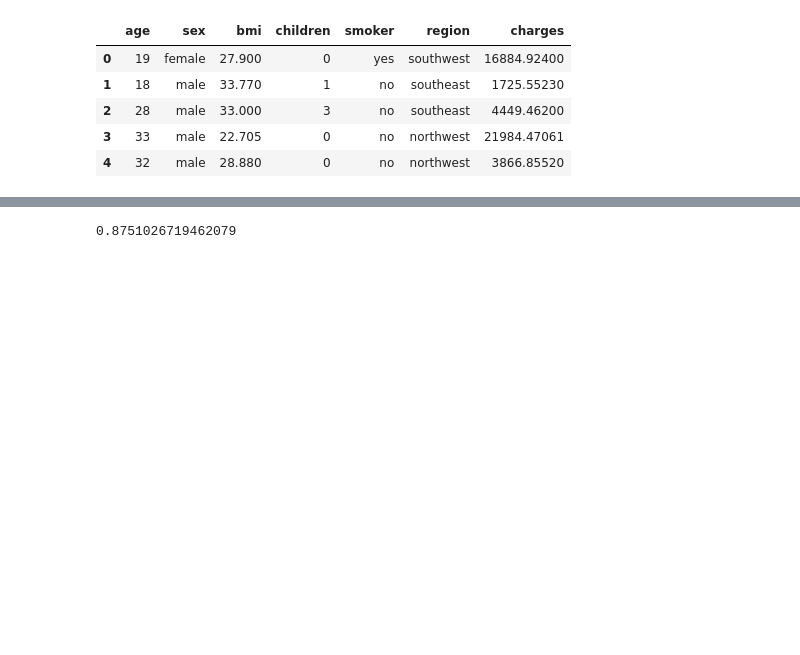
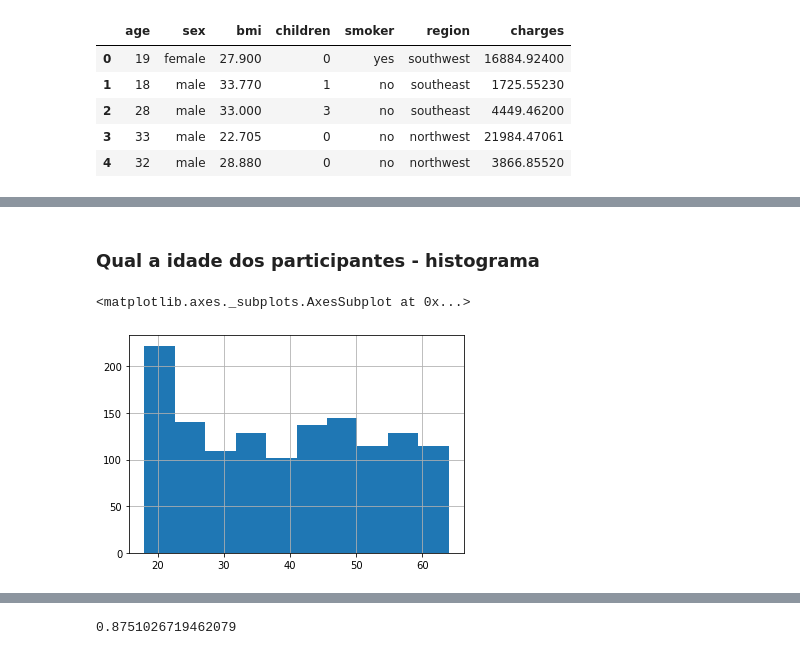
Before and after one commit to zetta-academy/exp-curso-python-saude, a Jupyter notebook: PySaude_03_python_arvore_regressao.ipynb, the cells around one changed output, grey strips where cells are left out. Drawn from its saved outputs; the diff is of its cells as text; code cells hidden in the pictures; blank space fills up the shorter version.

```diff
--- a/PySaude_03_python_arvore_regressao.ipynb
+++ b/PySaude_03_python_arvore_regressao.ipynb
@@ -4,5 +45,5 @@ import numpy as np
 # %%
-df = pd.read_csv('data/insurance.csv')
+df = pd.read_csv('https://raw.githubusercontent.com/zetta-health/exp-curso-python-saude/master/data/insurance.csv')
 df.head()
 # %% [output]
 |  | age | sex | bmi | children | smoker | region | charges |
@@ -13,0 +121,7 @@ df.head()
+# %% [markdown]
+### Qual a idade dos participantes - histograma
+# %%
+df['age'].hist()
+# %% [output]
+<matplotlib.axes._subplots.AxesSubplot at 0x...>
+[figure, added]
```
Also changed, not shown: parts of 48 cells of this notebook.
